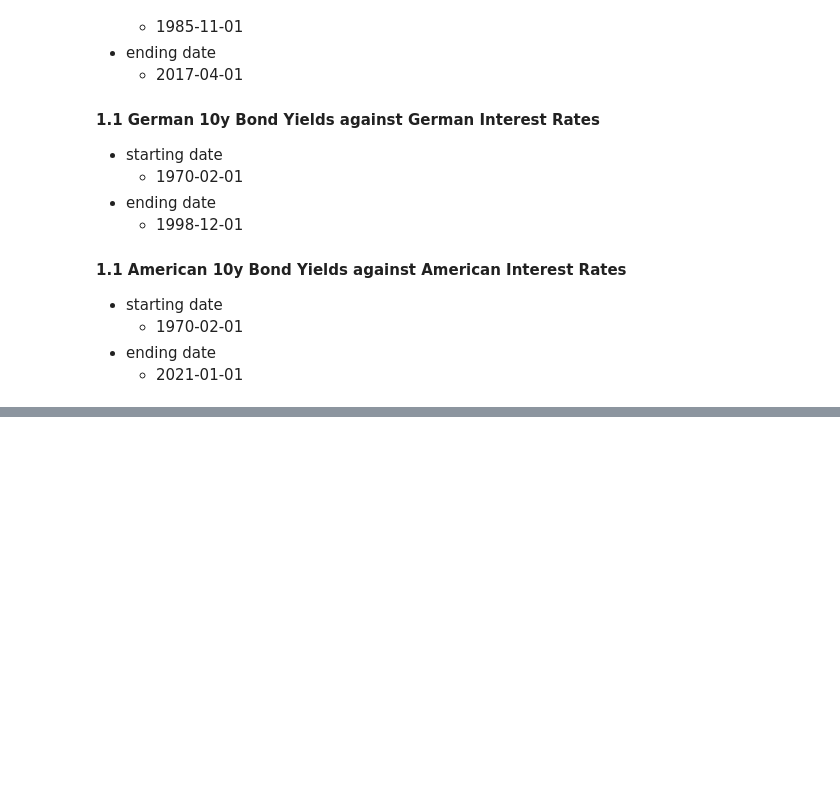
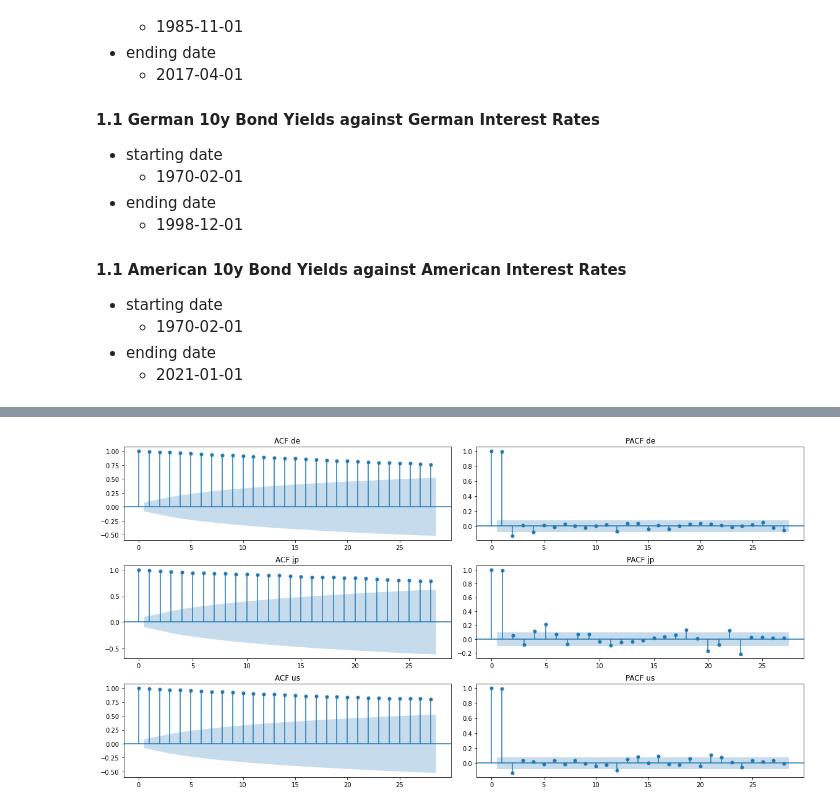
Before and after one commit to jthk1618/Causality, a Jupyter notebook: gdp_and_interest_rates.ipynb, the cells around one changed output, grey strips where cells are left out. Cells and saved outputs as stored; diff of their text form; code cells hidden in the pictures; blank space fills up the shorter version.

```diff
--- a/gdp_and_interest_rates.ipynb
+++ b/gdp_and_interest_rates.ipynb
@@ -208,0 +328,15 @@ Clearly there's a subtle bias to the left. Since the rates are being lagged, thi
+# %%
+# --- Cursory check for autcorrelation in yields which like, surely.
+
+from statsmodels.graphics.tsaplots import plot_acf, plot_pacf
+
+_, ax = plt.subplots(3, 2, figsize=(16, 8))
+_.tight_layout(h_pad=2)
+
+for i, c in enumerate(countries):
+    plot_acf(df["{}_y".format(c)].dropna(), ax=ax[i, 0])
+    plot_pacf(df["{}_y".format(c)].dropna(), ax=ax[i, 1])
+    ax[i, 0].set(title="ACF {}".format(c))
+    ax[i, 1].set(title="PACF {}".format(c))
+# %% [output]
+[figure, added]
```
Also changed, not shown: parts of 14 cells of this notebook.
